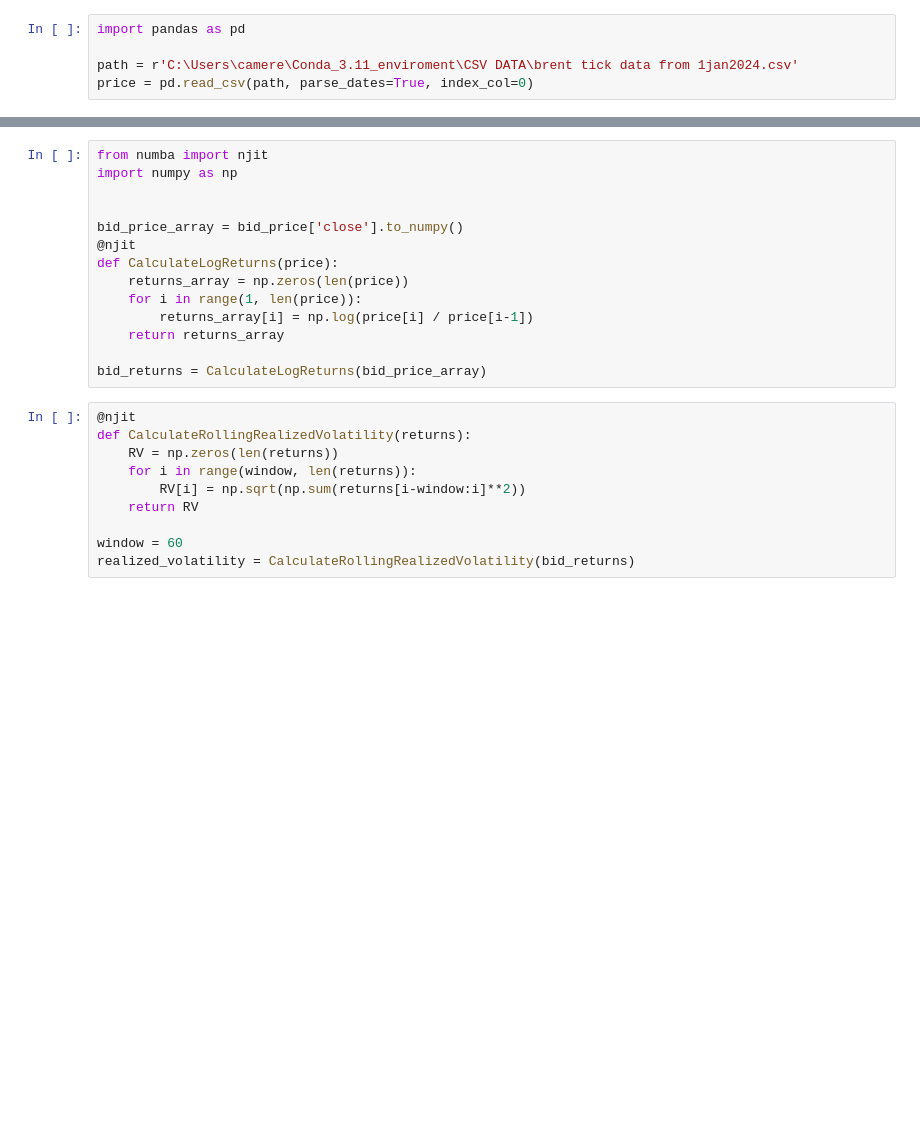
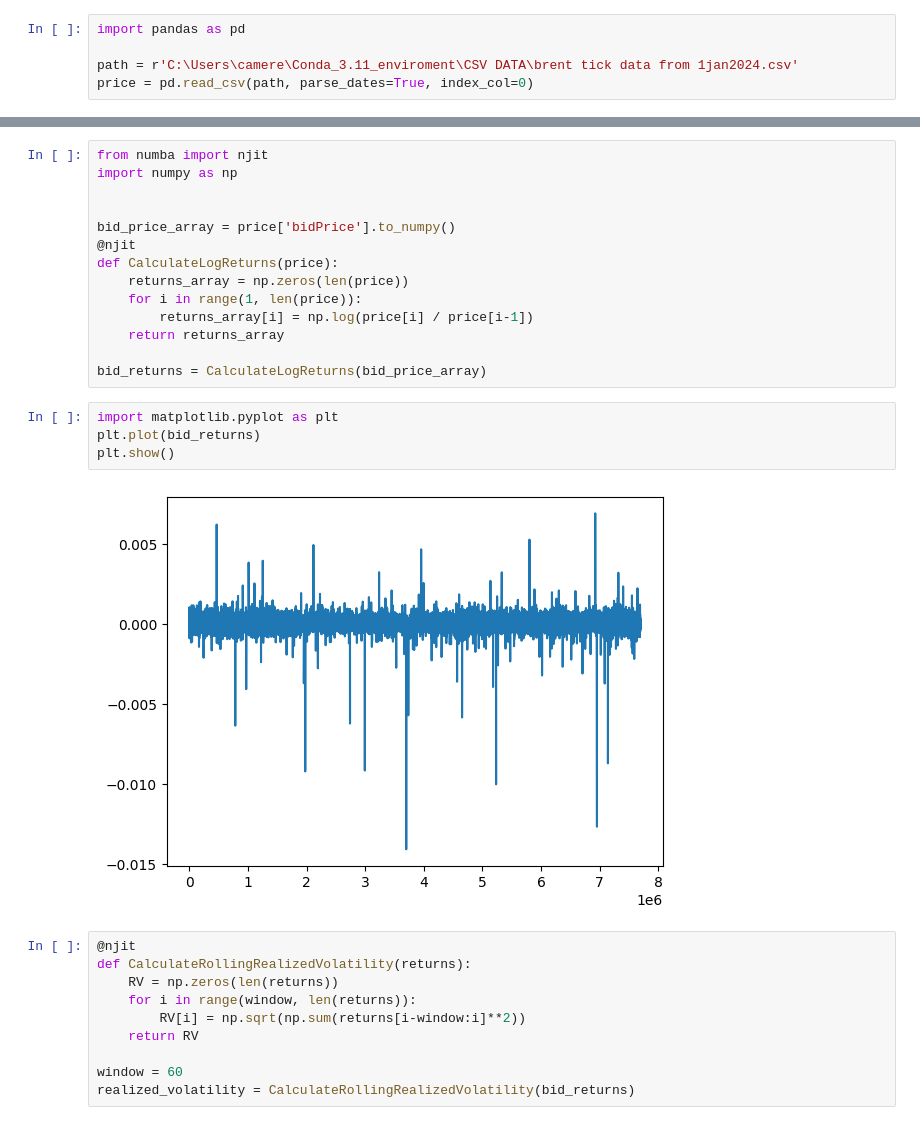
Before and after one commit to edoardoCame/Machine-Learning, a Jupyter notebook: Machine Learning Experiments/analyzing tick data.ipynb, the cells around one changed output, grey strips where cells are left out. Saved outputs shown, nothing was run; the diff lists cells and outputs as text; blank space fills up the shorter version.

```diff
--- a/Machine Learning Experiments/analyzing tick data.ipynb
+++ b/Machine Learning Experiments/analyzing tick data.ipynb
@@ -27,7 +8,7 @@ from numba import njit
 import numpy as np
 
 
-bid_price_array = bid_price['close'].to_numpy()
+bid_price_array = price['bidPrice'].to_numpy()
 @njit
 def CalculateLogReturns(price):
     returns_array = np.zeros(len(price))
@@ -36,6 +17,12 @@ def CalculateLogReturns(price):
     return returns_array
 
 bid_returns = CalculateLogReturns(bid_price_array)
+# %%
+import matplotlib.pyplot as plt
+plt.plot(bid_returns)
+plt.show()
+# %% [output]
+[figure, added]
 # %%
 @njit
 def CalculateRollingRealizedVolatility(returns):
```
Also changed, not shown: parts of 3 cells of this notebook.
